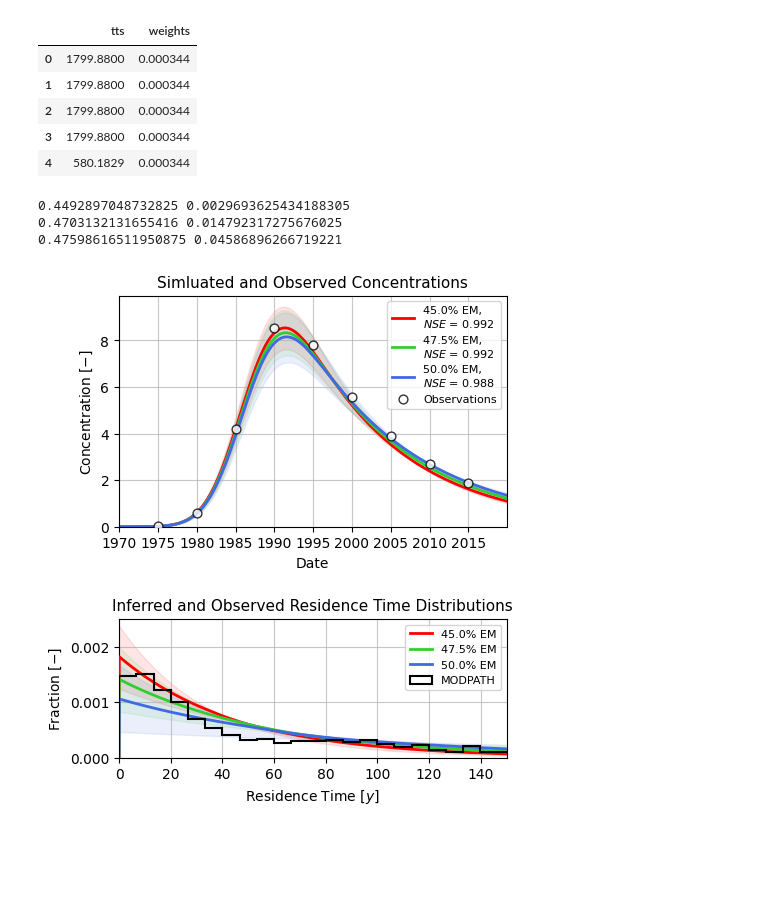
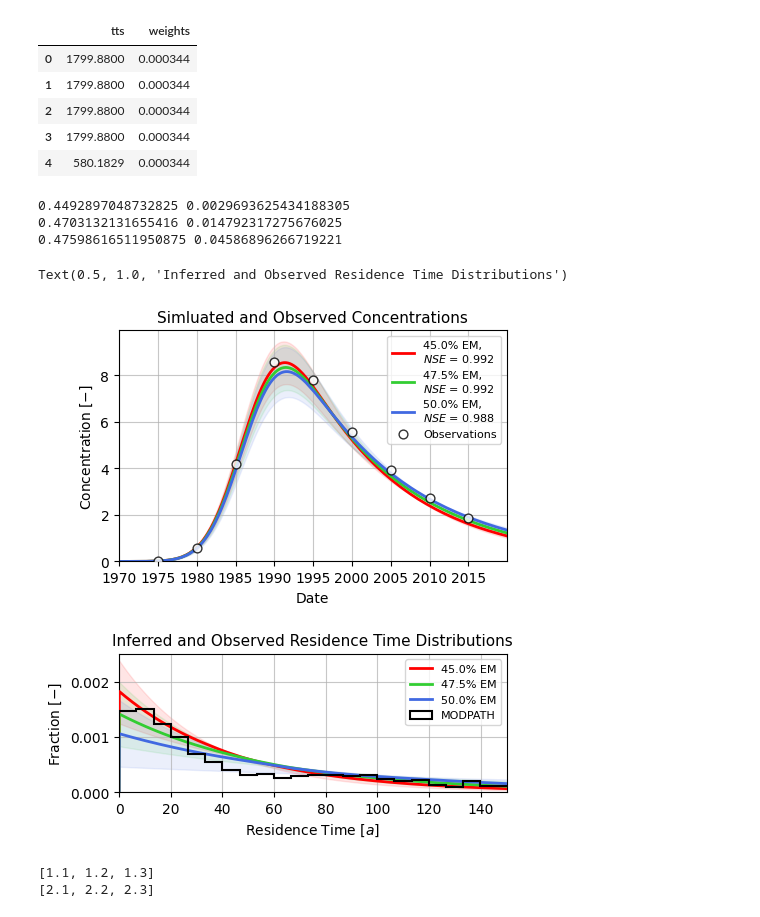
Before and after one commit to iGW-TU-Dresden/PyTracerLab, a Jupyter notebook: docs/examples/example_11.ipynb, the cells around one changed output. Drawn from its saved outputs; the diff is of its cells as text; code cells hidden in the pictures; blank space fills up the shorter version.

```diff
--- a/docs/examples/example_11.ipynb
+++ b/docs/examples/example_11.ipynb
@@ -173,10 +173,10 @@ def run_mixing_fraction(em_fraction):
 # %%
 results, age_distributions, models = [], [], []
 
-mixing_ratios = np.linspace(.45, .5, 3) # np.linspace(.1, .9, 9)
+mixing_ratios = np.linspace(.45, .5, 3) # np.linspace(.45, .5, 3)
 
-for em_fraction in mixing_ratios:
-    r_, a_, m_ = run_mixing_fraction(em_fraction)
+for fraction in mixing_ratios:
+    r_, a_, m_ = run_mixing_fraction(fraction)
     results.append(r_)
     age_distributions.append(a_)
     models.append(m_)
@@ -289,33 +289,42 @@ ax[0].set_title("Simluated and Observed Concentrations", fontsize=11)
 
 _ = ax[1].hist(
     tts_mf["tts"] / 30.,
     weights=tts_mf["weights"],
     bins=100,
     color="k",
     alpha=1.,
     zorder=1000,
     density=True,
     histtype="step",
     lw=1.5, ls="-",
     label="MODPATH"
 )
 
 # the xticks of the age distribution plot are in months
 # we want them in years
 xmax = 12 * 150 # 250 years
 step_years = 20
 ax[1].legend(fontsize=8)
 ax[1].set_xticks(np.arange(0, xmax, 12 * step_years))
 ax[1].set_xticklabels(np.arange(0, xmax / 12, step_years, int))
 ax[1].set_xlim(0, xmax)
 ax[1].grid(alpha=0.7)
-ax[1].set_xlabel(r"Residence Time $ [y] $")
+ax[1].set_xlabel(r"Residence Time $ [a] $")
 ax[1].set_ylabel(r"Fraction $ [-] $")
 ax[1].set_title("Inferred and Observed Residence Time Distributions", fontsize=11)
 
-plt.savefig("modflow_PyTracerLab.png", dpi=600, bbox_inches="tight")
+# plt.savefig("modflow_PyTracerLab.png", dpi=600, bbox_inches="tight")
 # %% [output]
 0.4492897048732825 0.0029693625434188305
 0.4703132131655416 0.014792317275676025
 0.47598616511950875 0.04586896266719221
+Text(0.5, 1.0, 'Inferred and Observed Residence Time Distributions')
-[figure, old version]
+[figure, new version]
+# %%
+d = {"a": [1.1, 1.2, 1.3], "b": [2.1, 2.2, 2.3]}
+
+for name, val in d.items():
+    print(val)
+# %% [output]
+[1.1, 1.2, 1.3]
+[2.1, 2.2, 2.3]
```
Also changed, not shown: parts of 1 cell of this notebook, 6 other files.
